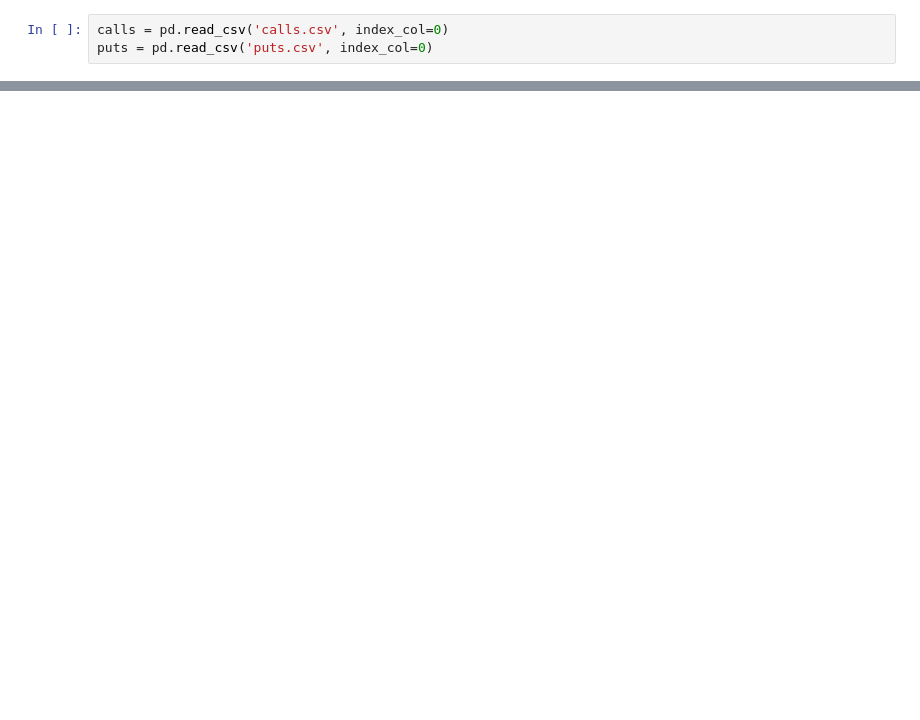
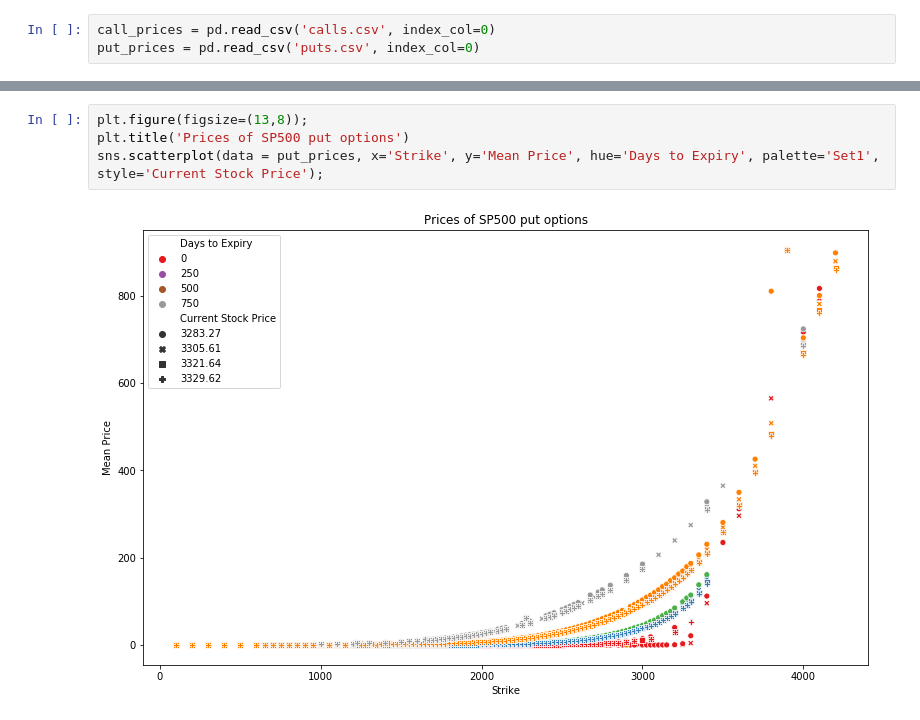
Before and after one commit to sloebrich/Option-pricing, a Jupyter notebook: Option Pricing.ipynb, the cells around one changed output, grey strips where cells are left out. Cells and saved outputs as stored; diff of their text form; blank space fills up the shorter version.

```diff
--- a/Option Pricing.ipynb
+++ b/Option Pricing.ipynb
@@ -11,3 +13,3 @@ import seaborn as sns
 # %%
-calls = pd.read_csv('calls.csv', index_col=0)
-puts = pd.read_csv('puts.csv', index_col=0)
+call_prices = pd.read_csv('calls.csv', index_col=0)
+put_prices = pd.read_csv('puts.csv', index_col=0)
@@ -29,0 +58,6 @@ calls
+# %%
+plt.figure(figsize=(13,8));
+plt.title('Prices of SP500 put options')
+sns.scatterplot(data = put_prices, x='Strike', y='Mean Price', hue='Days to Expiry', palette='Set1', style='Current Stock Price');
+# %% [output]
+[figure, added]
```
Also changed, not shown: parts of 28 cells of this notebook.
